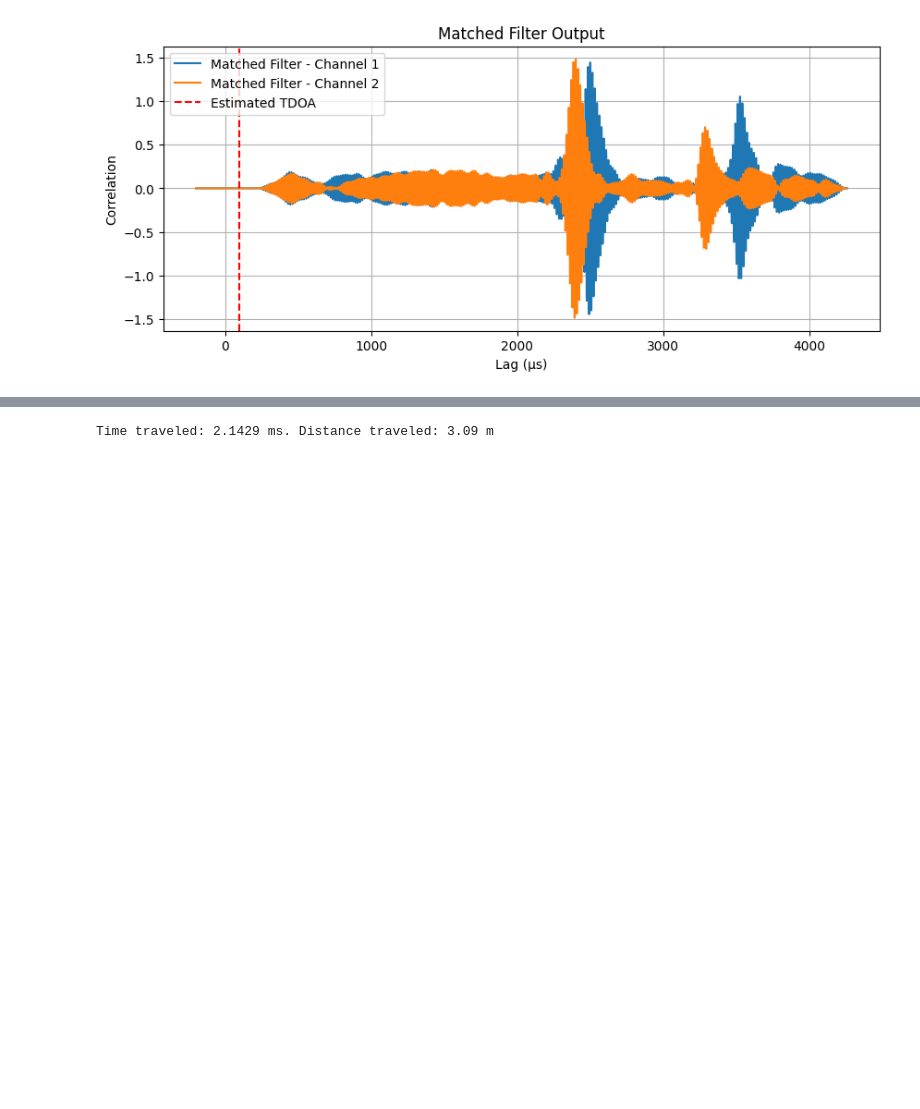
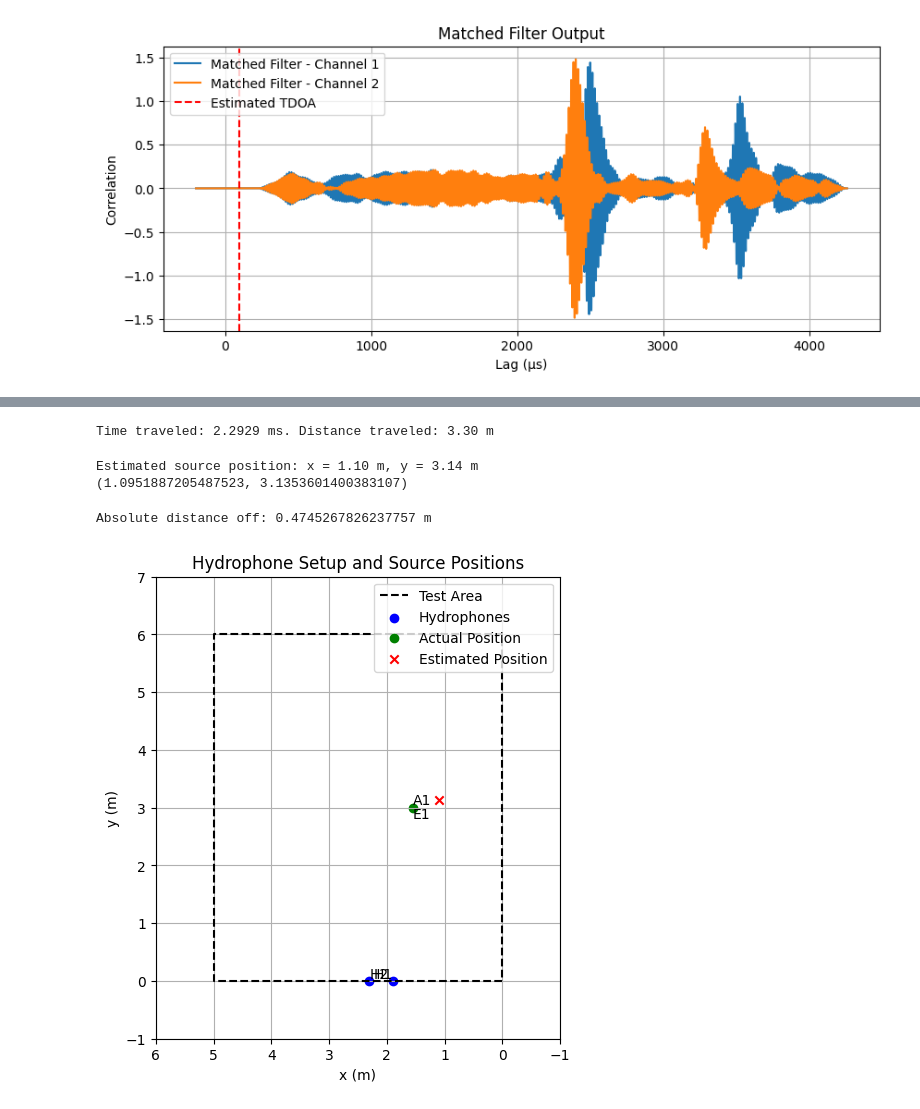
Before and after one commit to SeaGuardian-ELSYS-GK-2/HydrophoneSim, a Jupyter notebook: data_analysis.ipynb, the cells around one changed output, grey strips where cells are left out. Drawn from its saved outputs; the diff is of its cells as text; code cells hidden in the pictures; blank space fills up the shorter version.

Commit message:
plotting position

```diff
--- a/data_analysis.ipynb
+++ b/data_analysis.ipynb
@@ -153,7 +154,83 @@ Estimated AoA: 16.55 degrees
 # %%
 # Estimate distance traveled
-time_trav_channel2 = time[peak2] - 250e-6 # account for peak being in middle of sweep
+time_trav_channel2 = time[peak2] - 100e-6 # account for peak being in middle of sweep
 distance_peak2 = time_trav_channel2 * c
 print(f"Time traveled: {time_trav_channel2*1000:.4f} ms. Distance traveled: {distance_peak2:.2f} m")
 # %% [output]
-Time traveled: 2.1429 ms. Distance traveled: 3.09 m
+Time traveled: 2.2929 ms. Distance traveled: 3.30 m
+# %%
+# Hydrophone 2 position
+hydrophone2_x = 2.13
+hydrophone2_y = 0
+
+# Relative offset from hydrophone 2
+x_rel = -distance_peak2 * np.sin(np.deg2rad(aoa))
+y_rel = distance_peak2 * np.cos(np.deg2rad(aoa))
+
+# Estimated position in global coordinates
+x_est = x_rel + hydrophone2_x
+y_est = y_rel + hydrophone2_y
+
+print(f"Estimated source position: x = {x_est:.2f} m, y = {y_est:.2f} m")
+
+# Optional: Append to a list for plotting later
+estimated_position = (x_est, y_est)
+print(estimated_position)
+# %% [output]
+Estimated source position: x = 1.10 m, y = 3.14 m
+(1.0951887205487523, 3.1353601400383107)
+# %%
+import matplotlib.pyplot as plt
+
+# Room setup
+room_width = 5  # meters (example)
+room_height = 6  # meters (example)
+
+# Hydrophone positions (centered along x-axis, 40 cm apart)
+hydrophone_1 = (2.1 - 0.2, 0)
+hydrophone_2 = (2.1 + 0.2, 0)
+
+# Actual positions of the sound source (from measurements)
+x1 = 1.7 - 0.15
+x2 = 1.7 - 0.64
+actual_positions = [
+    (x1, 3),
+    (x1, 4.3),
+    (x2, 4.3)
+]
+
+# Plotting
+plt.figure(figsize=(10, 6))
+plt.gca().set_aspect('equal', adjustable='box')
+
+# Draw rectangle for setup area
+plt.plot([0, room_width, room_width, 0, 0], [0, 0, room_height, room_height, 0], 'k--', label='Test Area')
+
+# Plot hydrophones
+plt.scatter(*zip(hydrophone_1, hydrophone_2), color='blue', label='Hydrophones')
+plt.text(*hydrophone_1, "H1", ha='right', va='bottom')
+plt.text(*hydrophone_2, "H2", ha='left', va='bottom')
+
+# Plot actual positions
+for i, pos in enumerate(actual_positions[data_index:data_index+1]):
+    plt.scatter(*pos, color='green', label='Actual Position' if i == 0 else "")
+    plt.text(*pos, f"A{i+1}", va='bottom')
+
+    diff = ((pos[0] - estimated_position[0])**2 + (pos[1] - estimated_position[1])**2)**0.5
+    print(f"Absolute distance off: {diff} m")
+
+# Plot estimated positions
+plt.scatter(*estimated_position, color='red', marker='x', label='Estimated Position' if i == 0 else "")
+plt.text(*pos, f"E{i+1}", va='top')
+
+plt.title("Hydrophone Setup and Source Positions")
+plt.xlabel("x (m)")
+plt.ylabel("y (m)")
+plt.grid(True)
+plt.legend(loc="upper right")
+plt.xlim(room_width+1, -1)
+plt.ylim(-1, room_height + 1)
+plt.show()
+# %% [output]
+Absolute distance off: 0.4745267826237757 m
+[figure, added]
```
Also changed, not shown: parts of 3 cells of this notebook.
